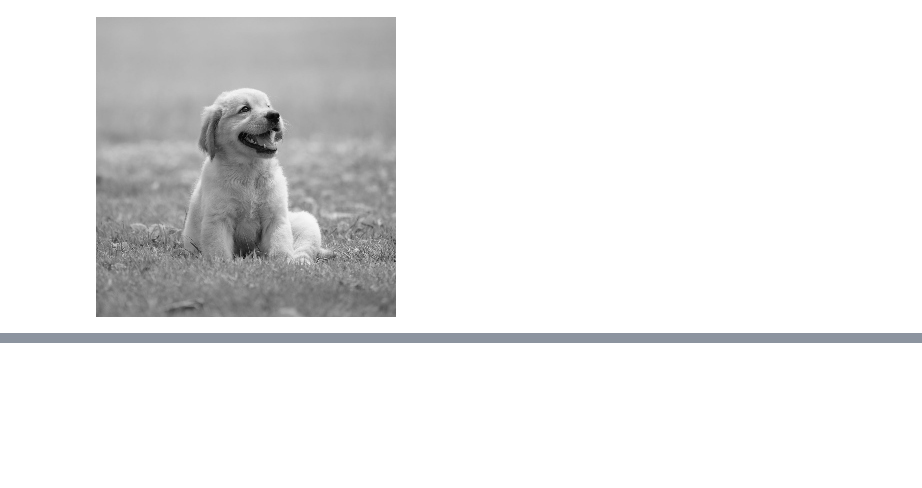
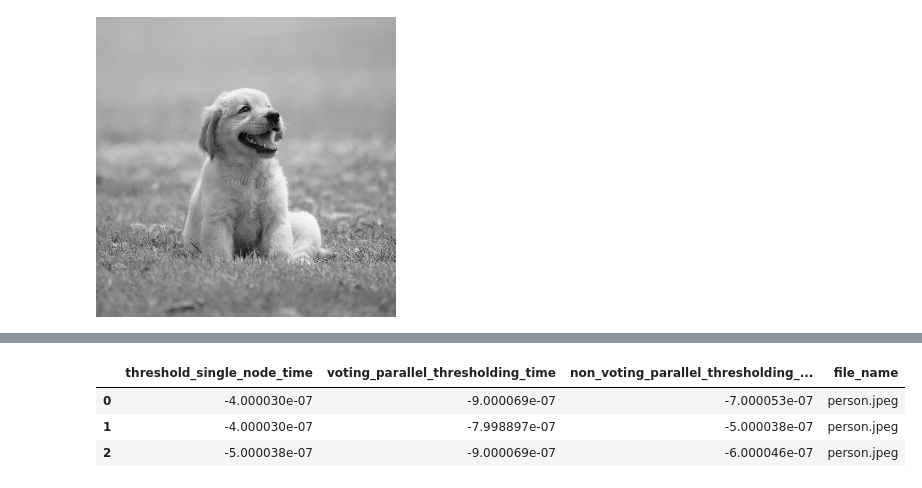
Before and after one commit to spuertaf/Operating-Systems, a Jupyter notebook: thresholding/src/main.ipynb, the cells around one changed output, grey strips where cells are left out. Saved outputs shown, nothing was run; the diff lists cells and outputs as text; code cells hidden in the pictures; blank space fills up the shorter version.

Commit message:
feat(added benchmarking use for comparing execution times)

```diff
--- a/thresholding/src/main.ipynb
+++ b/thresholding/src/main.ipynb
@@ -74 +76,11 @@ Wall time: 2 s
 [figure]
+# %%
+results = benchmark(["C:\\Users\\puert\\OneDrive\\Escritorio\\thresholding\\img\\person.jpeg",
+           "C:\\Users\\puert\\OneDrive\\Escritorio\\thresholding\\img\\dog.jpg"])
+# %%
+results[0]
+# %% [output]
+|  | threshold_single_node_time | voting_parallel_thresholding_time | non_voting_parallel_thresholding_... | file_name |
+| 0 | -4.000030e-07 | -9.000069e-07 | -7.000053e-07 | person.jpeg |
+| 1 | -4.000030e-07 | -7.998897e-07 | -5.000038e-07 | person.jpeg |
+| 2 | -5.000038e-07 | -9.000069e-07 | -6.000046e-07 | person.jpeg |
```
Also changed, not shown: parts of 8 cells of this notebook.
